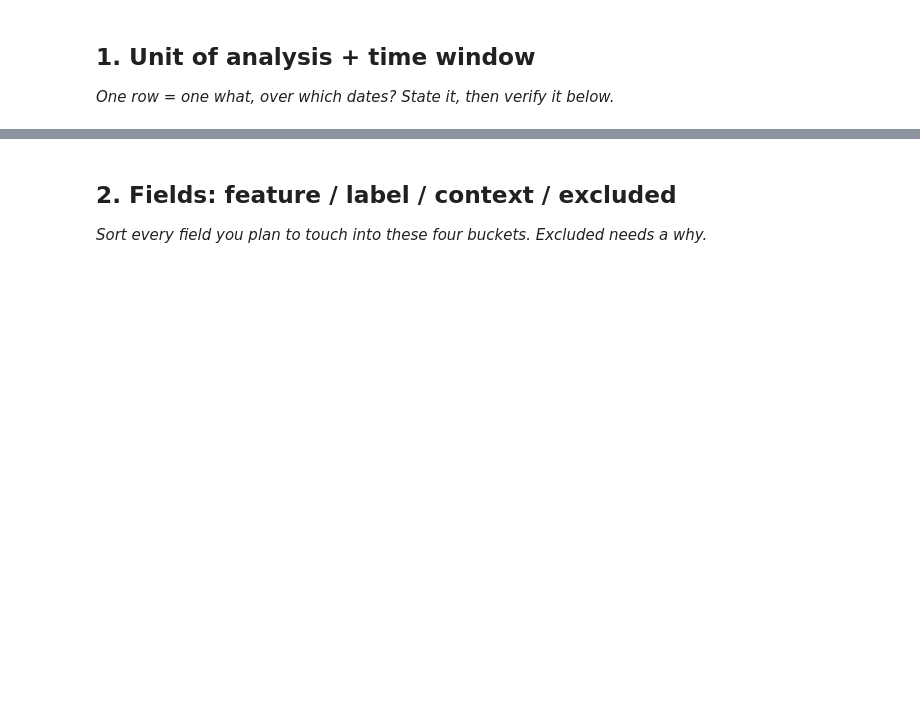
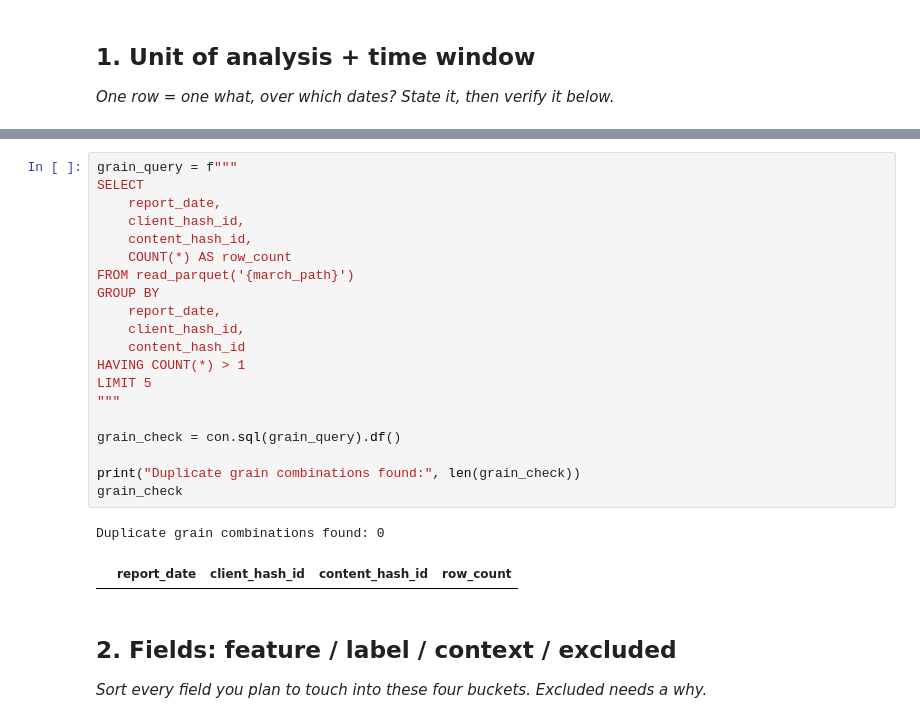
Before and after one commit to ZubairQazzi/flyrank-ml-internship-zubair, a Jupyter notebook: work/notebooks/w03_data_contract.ipynb, the cells around one changed output, grey strips where cells are left out. Saved outputs shown, nothing was run; the diff lists cells and outputs as text; blank space fills up the shorter version.

```diff
--- a/work/notebooks/w03_data_contract.ipynb
+++ b/work/notebooks/w03_data_contract.ipynb
@@ -16,3 +39,26 @@ This skeleton is yours to fill. Work the sections **in order** — each one has
+# %%
+grain_query = f"""
+SELECT
+    report_date,
+    client_hash_id,
+    content_hash_id,
+    COUNT(*) AS row_count
+FROM read_parquet('{march_path}')
+GROUP BY
+    report_date,
+    client_hash_id,
+    content_hash_id
+HAVING COUNT(*) > 1
+LIMIT 5
+"""
+
+grain_check = con.sql(grain_query).df()
+
+print("Duplicate grain combinations found:", len(grain_check))
+grain_check
+# %% [output]
+Duplicate grain combinations found: 0
+|  | report_date | client_hash_id | content_hash_id | row_count |
 # %% [markdown]
 ## 2. Fields: feature / label / context / excluded
 
```
Also changed, not shown: parts of 15 cells of this notebook.
